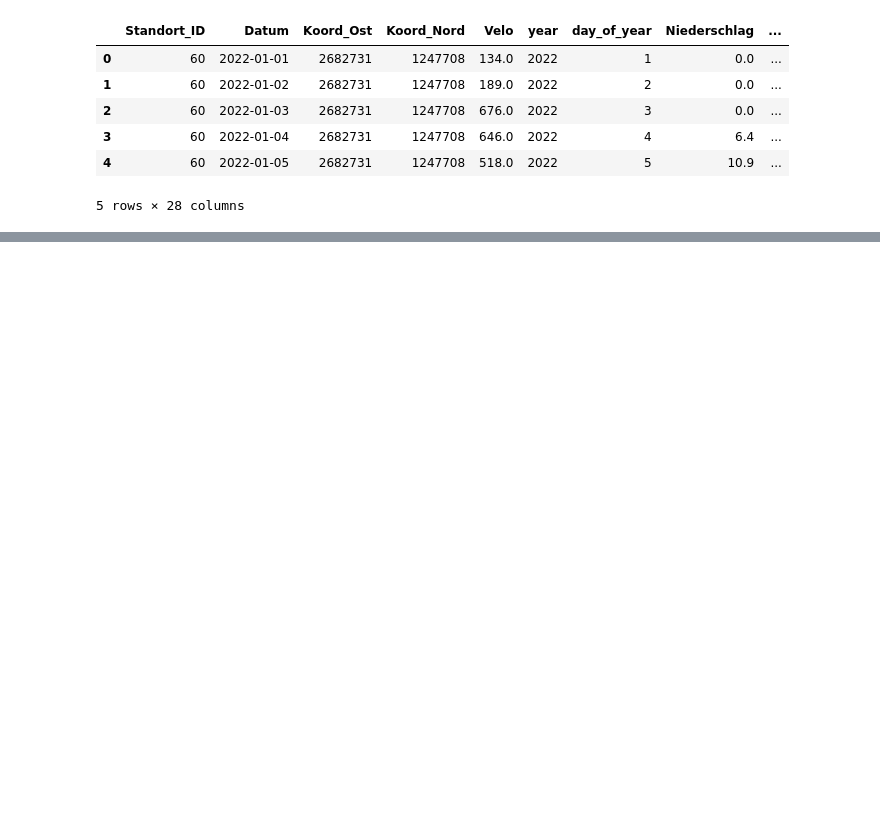
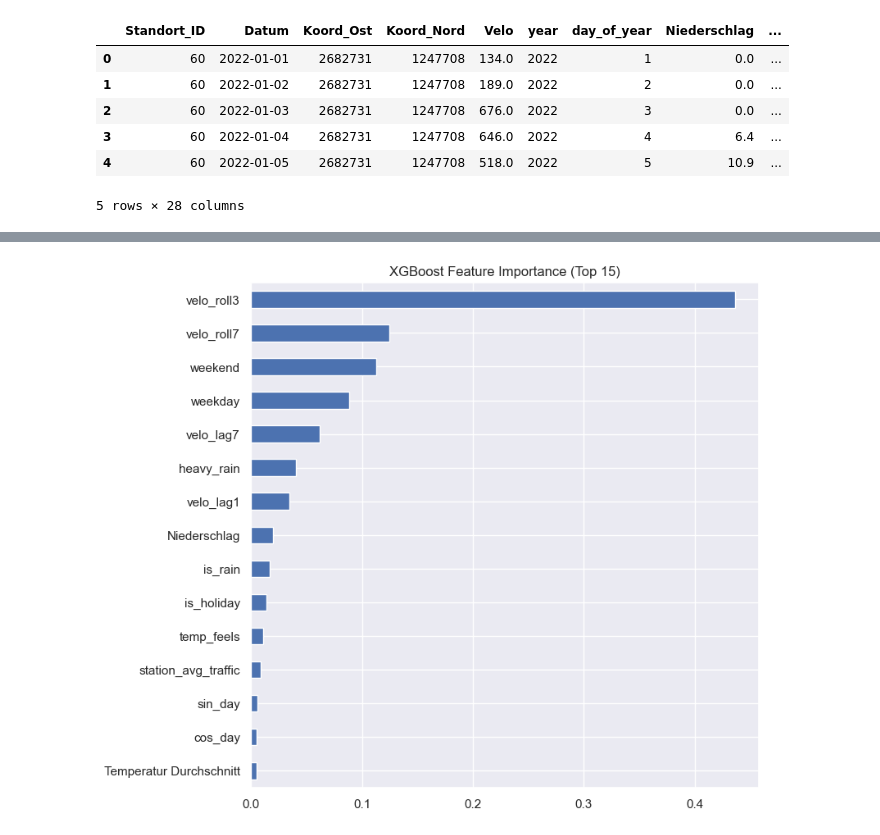
Before and after one commit to CommitmentIssues418/M3_VeloCheckZH, a Jupyter notebook: notebooks/03_model_training.ipynb, the cells around one changed output, grey strips where cells are left out. Saved outputs shown, nothing was run; the diff lists cells and outputs as text; code cells hidden in the pictures; blank space fills up the shorter version.

```diff
--- a/notebooks/03_model_training.ipynb
+++ b/notebooks/03_model_training.ipynb
@@ -69,0 +146,16 @@ Anzahl Features: 20
+# %%
+xgb = XGBRegressor(
+    n_estimators=400,
+    max_depth=8,
+    learning_rate=0.05,
+    subsample=0.8,
+    colsample_bytree=0.8,
+    objective="reg:squarederror",
+    random_state=42,
+    n_jobs=-1
+)
+
+xgb.fit(X_train, y_train)
+y_pred_xgb = xgb.predict(X_test)
+
+evaluate_model("XGBoost", y_test, y_pred_xgb, results)
@@ -69,0 +181,7 @@ Anzahl Features: 20
+# %%
+importances_xgb = pd.Series(xgb.feature_importances_, index=features)
+importances_xgb.sort_values().tail(15).plot(kind="barh", figsize=(8,8))
+plt.title("XGBoost Feature Importance (Top 15)")
+plt.show()
+# %% [output]
+[figure, added]
```
Also changed, not shown: parts of 14 cells of this notebook, 4 other files.
